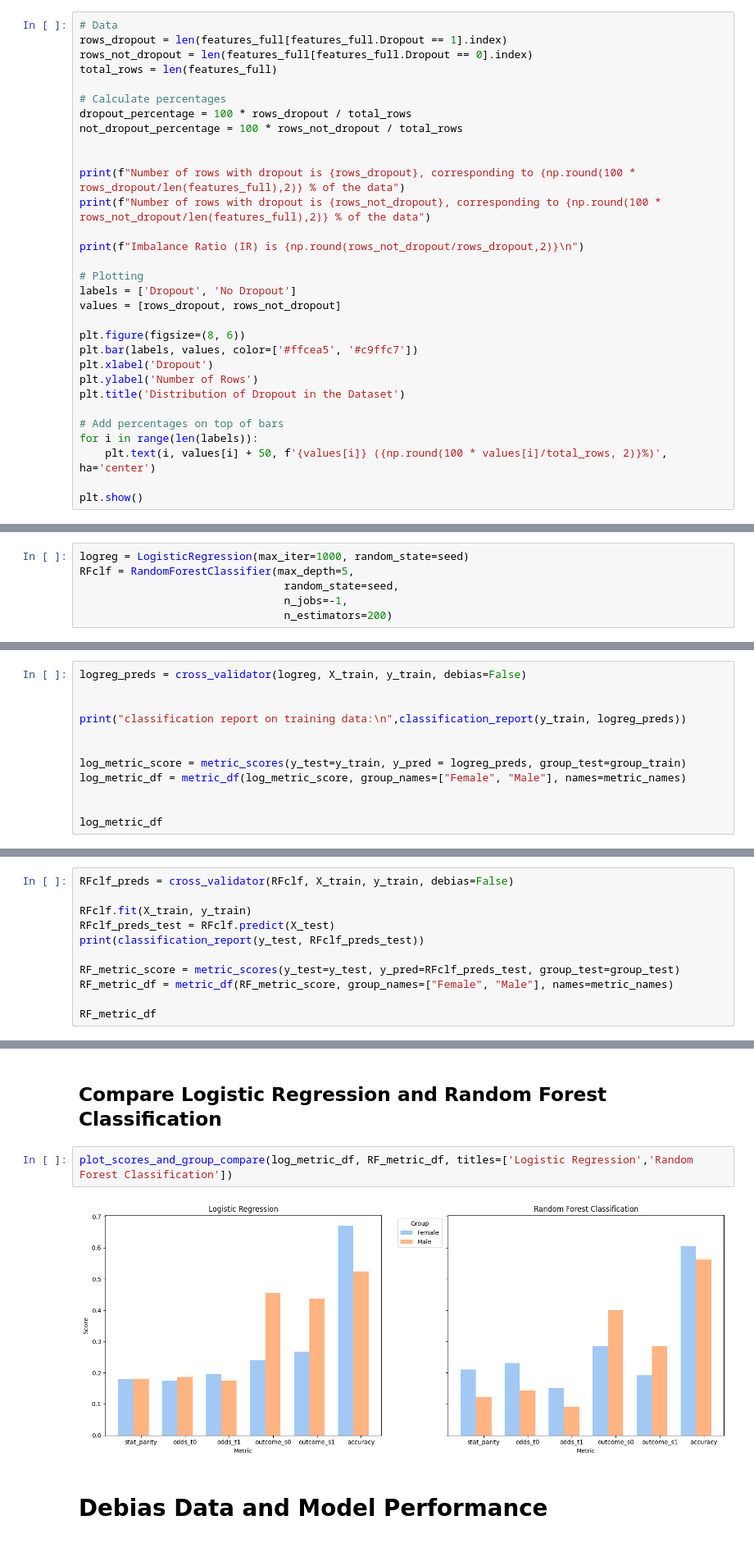
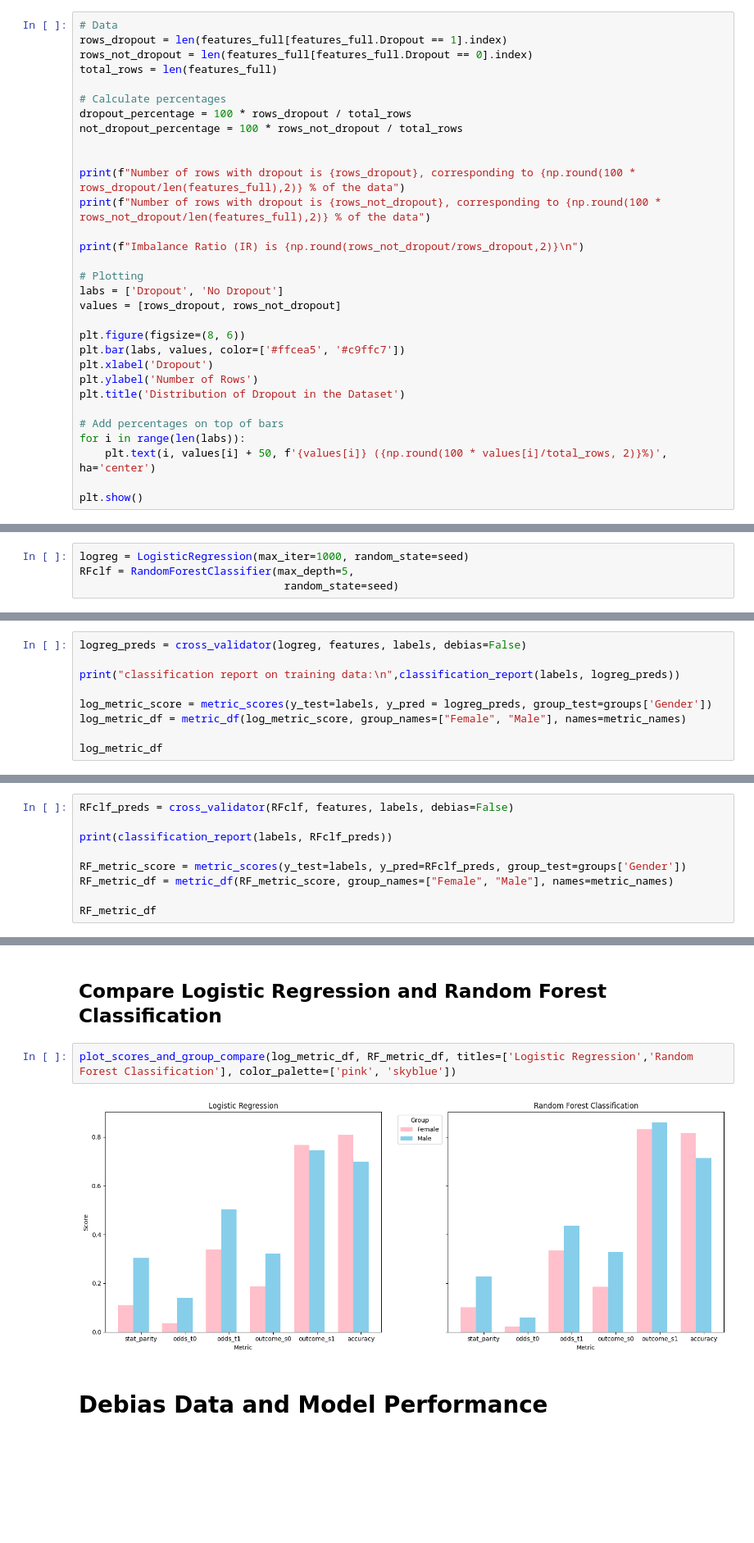
Before and after one commit to Xannadoo/Algorithmic_Fairness_Mandatories, a Jupyter notebook: Exam/Predicting_students_dropout.ipynb, the cells around one changed output, grey strips where cells are left out. Shown at 82% size. Drawn from its saved outputs; the diff is of its cells as text; blank space fills up the shorter version.

```diff
--- a/Exam/Predicting_students_dropout.ipynb
+++ b/Exam/Predicting_students_dropout.ipynb
@@ -746,17 +808,17 @@ print(f"Number of rows with dropout is {rows_not_dropout}, corresponding to {np.
 print(f"Imbalance Ratio (IR) is {np.round(rows_not_dropout/rows_dropout,2)}\n")
 
 # Plotting
-labels = ['Dropout', 'No Dropout']
+labs = ['Dropout', 'No Dropout']
 values = [rows_dropout, rows_not_dropout]
 
 plt.figure(figsize=(8, 6))
-plt.bar(labels, values, color=['#ffcea5', '#c9ffc7'])
+plt.bar(labs, values, color=['#ffcea5', '#c9ffc7'])
 plt.xlabel('Dropout')
 plt.ylabel('Number of Rows')
 plt.title('Distribution of Dropout in the Dataset')
 
 # Add percentages on top of bars
-for i in range(len(labels)):
+for i in range(len(labs)):
     plt.text(i, values[i] + 50, f'{values[i]} ({np.round(100 * values[i]/total_rows, 2)}%)', ha='center')
 
 plt.show()
@@ -871,22 +933,17 @@ plot_corr(features_full)
 # %%
 logreg = LogisticRegression(max_iter=1000, random_state=seed)
 RFclf = RandomForestClassifier(max_depth=5,
-                                random_state=seed,
-                                n_jobs=-1,
-                                n_estimators=200)
+                                random_state=seed)
 # %% [markdown]
 ## Logistic Regression (White-box Model)
 # %%
-logreg_preds = cross_validator(logreg, X_train, y_train, debias=False)
+logreg_preds = cross_validator(logreg, features, labels, debias=False)
 
+print("classification report on training data:\n",classification_report(labels, logreg_preds))
 
-print("classification report on training data:\n",classification_report(y_train, logreg_preds))
-
-
-log_metric_score = metric_scores(y_test=y_train, y_pred = logreg_preds, group_test=group_train)
+log_metric_score = metric_scores(y_test=labels, y_pred = logreg_preds, group_test=groups['Gender'])
 log_metric_df = metric_df(log_metric_score, group_names=["Female", "Male"], names=metric_names)
 
-
 log_metric_df
 # %% [output]
 classification report on training data:
@@ -914,13 +971,11 @@ weighted avg       0.76      0.77      0.75      3539
 # %% [markdown]
 ## Random Forest (Black-box Model)
 # %%
-RFclf_preds = cross_validator(RFclf, X_train, y_train, debias=False)
+RFclf_preds = cross_validator(RFclf, features, labels, debias=False)
 
-RFclf.fit(X_train, y_train)
-RFclf_preds_test = RFclf.predict(X_test)
-print(classification_report(y_test, RFclf_preds_test))
+print(classification_report(labels, RFclf_preds))
 
-RF_metric_score = metric_scores(y_test=y_test, y_pred=RFclf_preds_test, group_test=group_test)
+RF_metric_score = metric_scores(y_test=labels, y_pred=RFclf_preds, group_test=groups['Gender'])
 RF_metric_df = metric_df(RF_metric_score, group_names=["Female", "Male"], names=metric_names)
 
 RF_metric_df
@@ -949,9 +1004,9 @@ weighted avg       0.78      0.77      0.74       885
 # %% [markdown]
 ## Compare Logistic Regression and Random Forest Classification
 # %%
-plot_scores_and_group_compare(log_metric_df, RF_metric_df, titles=['Logistic Regression','Random Forest Classification'])
+plot_scores_and_group_compare(log_metric_df, RF_metric_df, titles=['Logistic Regression','Random Forest Classification'], color_palette=['pink', 'skyblue'])
 # %% [output]
-[figure, old version]
+[figure, new version]
 # %% [markdown]
 # Debias Data and Model Performance
 # %% [markdown]
```
Also changed, not shown: parts of 40 cells of this notebook.
